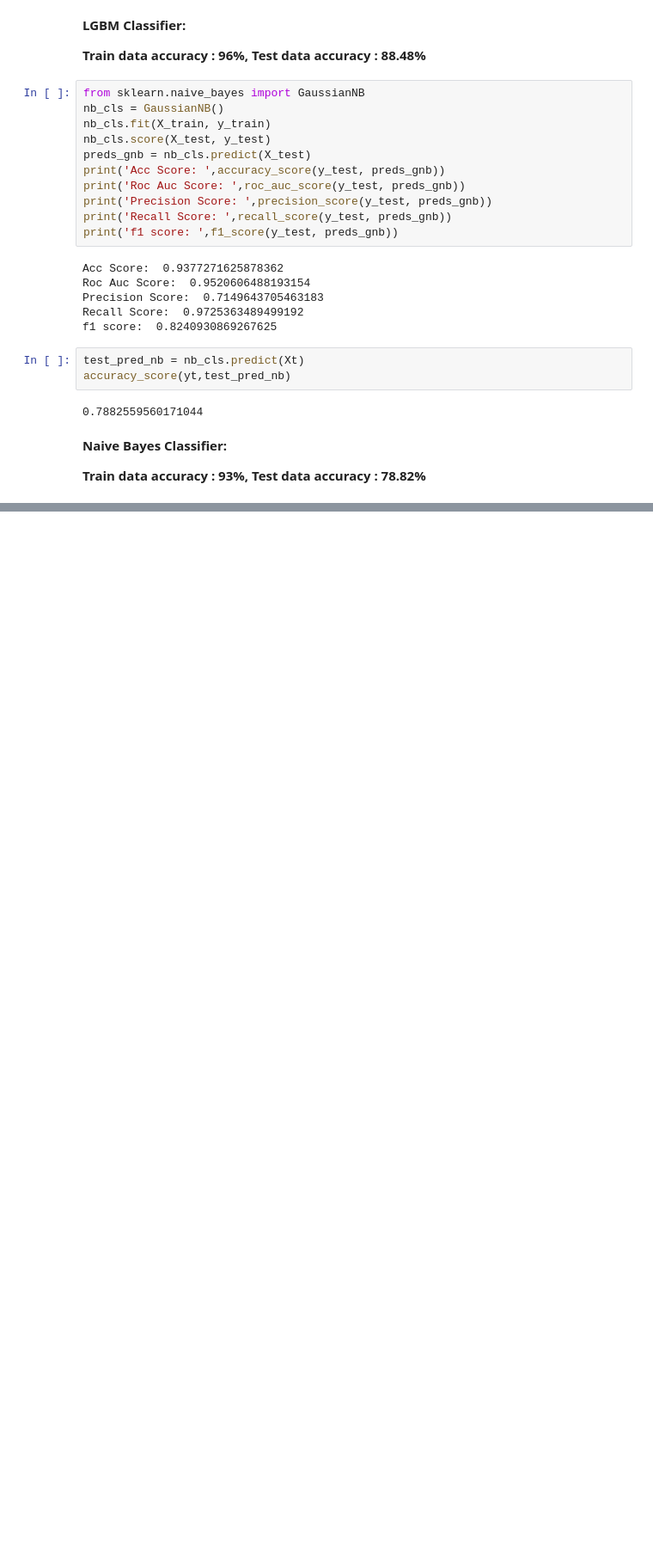
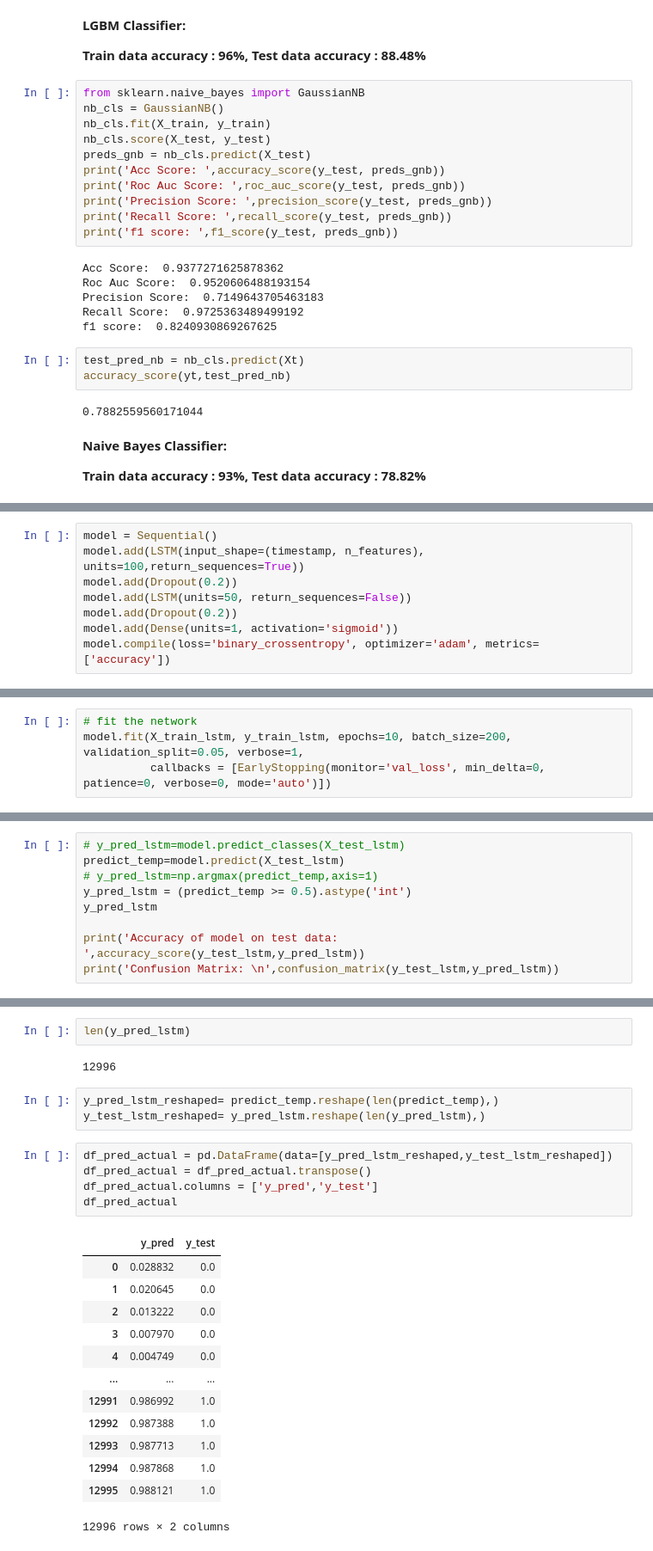
Before and after one commit to gnyvlkn/RUL-Prediction-of-Turbofan-Engine, a Jupyter notebook: RUL_Turbofan.ipynb, the cells around one changed output, grey strips where cells are left out. Shown at 86% size. Cells and saved outputs as stored; diff of their text form; blank space fills up the shorter version.

Commit message:
Latest
Exported lstm classifier

```diff
--- a/RUL_Turbofan.ipynb
+++ b/RUL_Turbofan.ipynb
@@ -472,0 +572,8 @@ accuracy_score(yt,test_pred_nb)
+# %%
+model = Sequential()
+model.add(LSTM(input_shape=(timestamp, n_features), units=100,return_sequences=True))
+model.add(Dropout(0.2))
+model.add(LSTM(units=50, return_sequences=False))
+model.add(Dropout(0.2))
+model.add(Dense(units=1, activation='sigmoid'))
+model.compile(loss='binary_crossentropy', optimizer='adam', metrics=['accuracy'])
@@ -472,0 +602,4 @@ accuracy_score(yt,test_pred_nb)
+# %%
+# fit the network
+model.fit(X_train_lstm, y_train_lstm, epochs=10, batch_size=200, validation_split=0.05, verbose=1,
+          callbacks = [EarlyStopping(monitor='val_loss', min_delta=0, patience=0, verbose=0, mode='auto')])
@@ -472,0 +619,9 @@ accuracy_score(yt,test_pred_nb)
+# %%
+# y_pred_lstm=model.predict_classes(X_test_lstm)
+predict_temp=model.predict(X_test_lstm)
+# y_pred_lstm=np.argmax(predict_temp,axis=1)
+y_pred_lstm = (predict_temp >= 0.5).astype('int')
+y_pred_lstm
+
+print('Accuracy of model on test data: ',accuracy_score(y_test_lstm,y_pred_lstm))
+print('Confusion Matrix: \n',confusion_matrix(y_test_lstm,y_pred_lstm))
@@ -472,0 +666,26 @@ accuracy_score(yt,test_pred_nb)
+# %%
+len(y_pred_lstm)
+# %% [output]
+12996
+# %%
+y_pred_lstm_reshaped= predict_temp.reshape(len(predict_temp),)
+y_test_lstm_reshaped= y_pred_lstm.reshape(len(y_pred_lstm),)
+# %%
+df_pred_actual = pd.DataFrame(data=[y_pred_lstm_reshaped,y_test_lstm_reshaped])
+df_pred_actual = df_pred_actual.transpose()
+df_pred_actual.columns = ['y_pred','y_test']
+df_pred_actual
+# %% [output]
+|  | y_pred | y_test |
+| 0 | 0.028832 | 0.0 |
+| 1 | 0.020645 | 0.0 |
+| 2 | 0.013222 | 0.0 |
+| 3 | 0.007970 | 0.0 |
+| 4 | 0.004749 | 0.0 |
+| ... | ... | ... |
+| 12991 | 0.986992 | 1.0 |
+| 12992 | 0.987388 | 1.0 |
+| 12993 | 0.987713 | 1.0 |
+| 12994 | 0.987868 | 1.0 |
+| 12995 | 0.988121 | 1.0 |
+12996 rows × 2 columns
```
Also changed, not shown: parts of 36 cells of this notebook.
